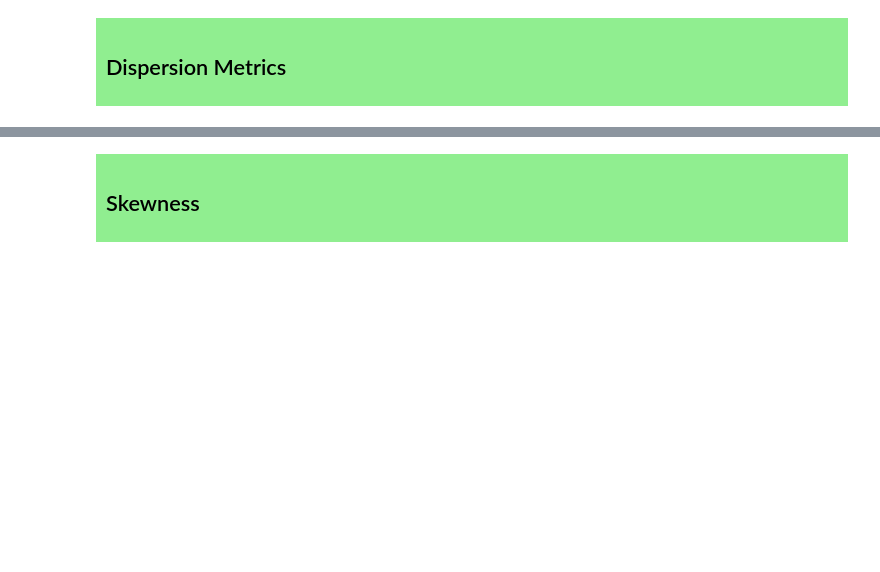
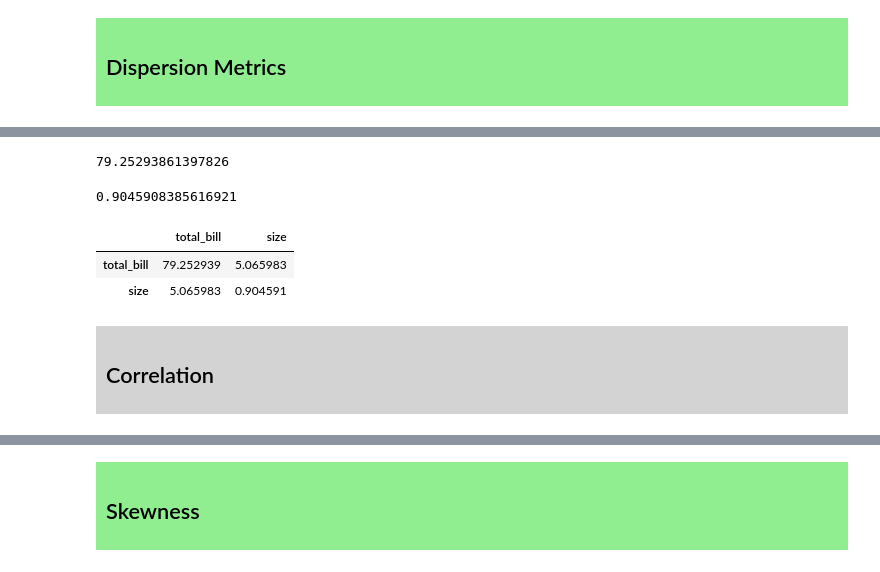
Before and after one commit to andkuster/learning-python, a Jupyter notebook: day_20.ipynb, the cells around one changed output, grey strips where cells are left out. Cells and saved outputs as stored; diff of their text form; code cells hidden in the pictures; blank space fills up the shorter version.

```diff
--- a/day_20.ipynb
+++ b/day_20.ipynb
@@ -397,0 +497,18 @@ These tests provide statistical evidence about whether your sample data likely c
+# %%
+df_tips['total_bill'].var()
+# %% [output]
+79.25293861397826
+# %%
+df_tips['size'].var()
+# %% [output]
+0.9045908385616921
+# %%
+df_tips[['total_bill', 'size']].cov()
+# %% [output]
+|  | total_bill | size |
+| total_bill | 79.252939 | 5.065983 |
+| size | 5.065983 | 0.904591 |
+# %% [markdown]
+<div style="background-color: lightgray; padding: 10px;">
+    <h2> Correlation
+</div>
```
Also changed, not shown: parts of 20 cells of this notebook.
